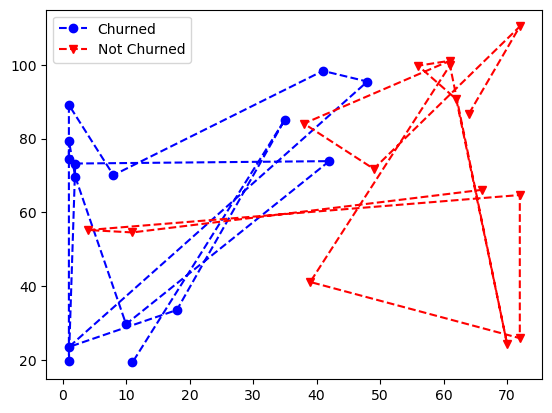
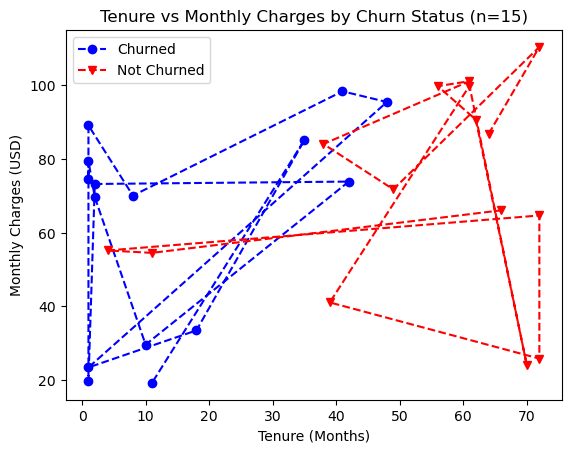
Code edit (unified diff) that turned the first committed figure into the second:
--- before
+++ after
@@ -18,3 +18,6 @@
 
 plt.legend()
+ax.set_xlabel('Tenure (Months)')
+ax.set_ylabel('Monthly Charges (USD)')
+ax.set_title('Tenure vs Monthly Charges by Churn Status (n=15)')
 plt.show()

Commit: Add 2x2 subplot grid comparing tenure vs charges by churn status